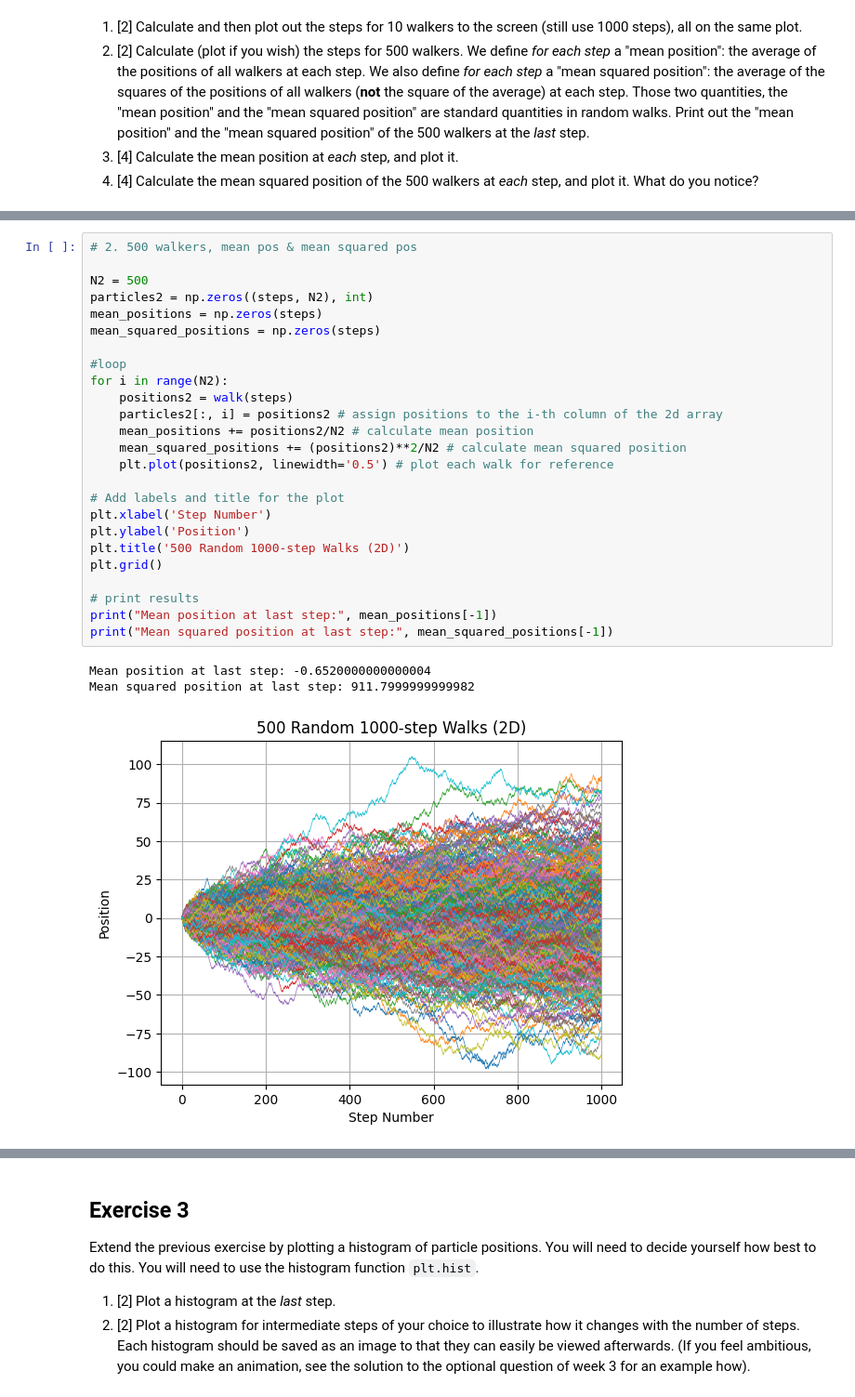
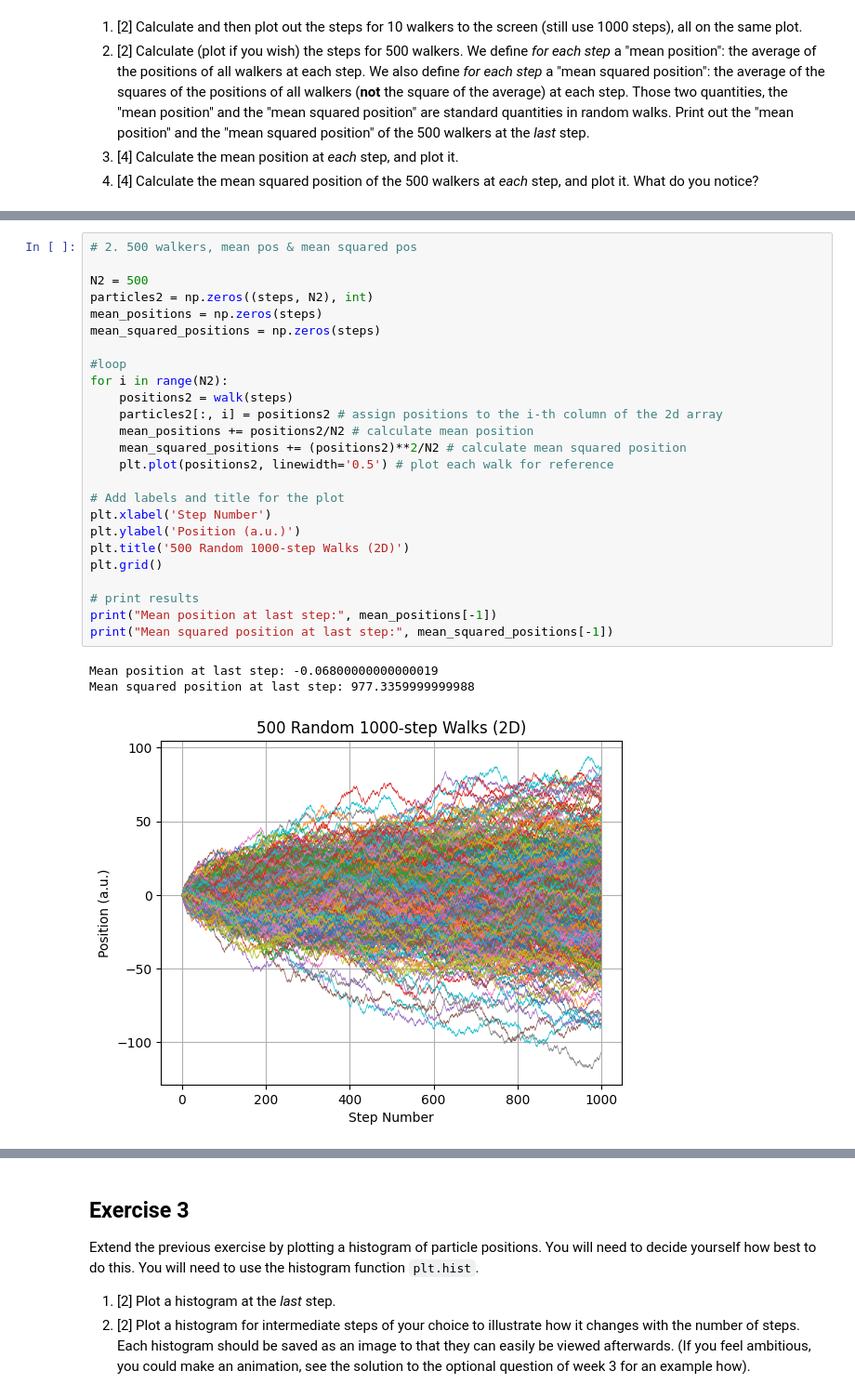
Before and after one commit to PX2145-2025/week-7-b-Morgan-Howard-Reuben, a Jupyter notebook: Random_walk.ipynb, the cells around one changed output, grey strips where cells are left out. Shown at 93% size. Cells and saved outputs as stored; diff of their text form.

```diff
--- a/Random_walk.ipynb
+++ b/Random_walk.ipynb
@@ -156,32 +156,32 @@ plt.grid()
 # %%
 # 2. 500 walkers, mean pos & mean squared pos
 
 N2 = 500
 particles2 = np.zeros((steps, N2), int)
 mean_positions = np.zeros(steps)
 mean_squared_positions = np.zeros(steps)
 
 #loop
 for i in range(N2):
     positions2 = walk(steps)
     particles2[:, i] = positions2 # assign positions to the i-th column of the 2d array
     mean_positions += positions2/N2 # calculate mean position
     mean_squared_positions += (positions2)**2/N2 # calculate mean squared position
     plt.plot(positions2, linewidth='0.5') # plot each walk for reference
 
 # Add labels and title for the plot
 plt.xlabel('Step Number')
-plt.ylabel('Position')
+plt.ylabel('Position (a.u.)')
 plt.title('500 Random 1000-step Walks (2D)')
 plt.grid()
 
 # print results
 print("Mean position at last step:", mean_positions[-1])
 print("Mean squared position at last step:", mean_squared_positions[-1])
 # %% [output]
-Mean position at last step: -0.6520000000000004
-Mean squared position at last step: 911.7999999999982
+Mean position at last step: -0.06800000000000019
+Mean squared position at last step: 977.3359999999988
-[figure, old version]
+[figure, new version]
 # %%
 # 3. mean position at each step
 
```
Also changed, not shown: parts of 7 cells of this notebook.
